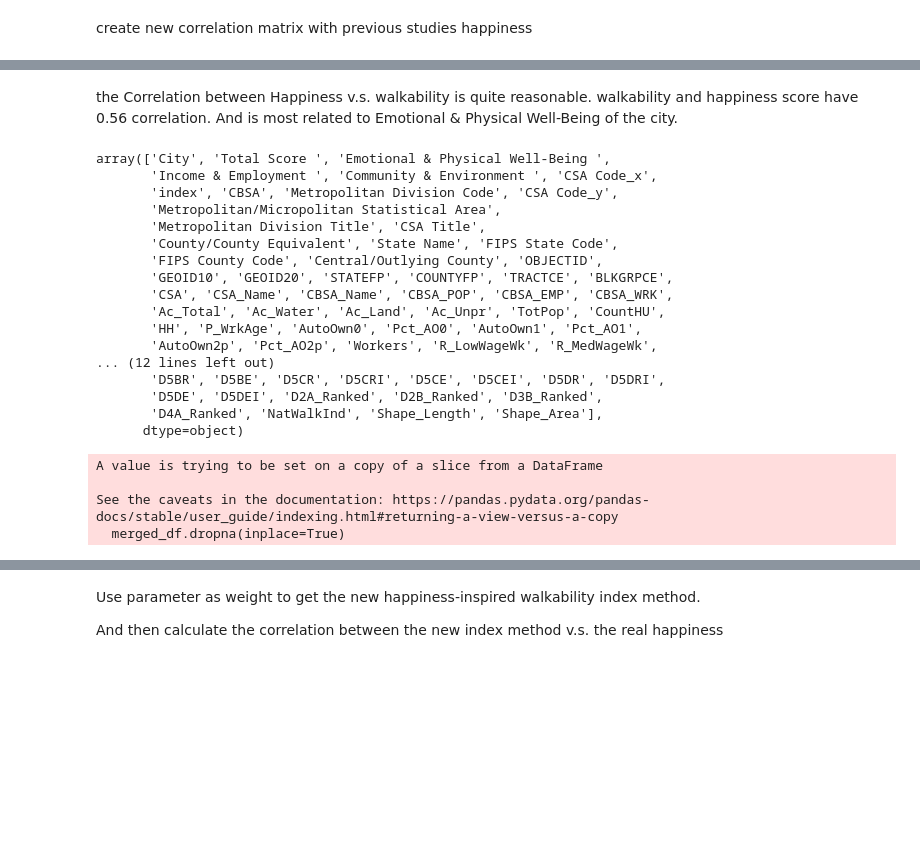
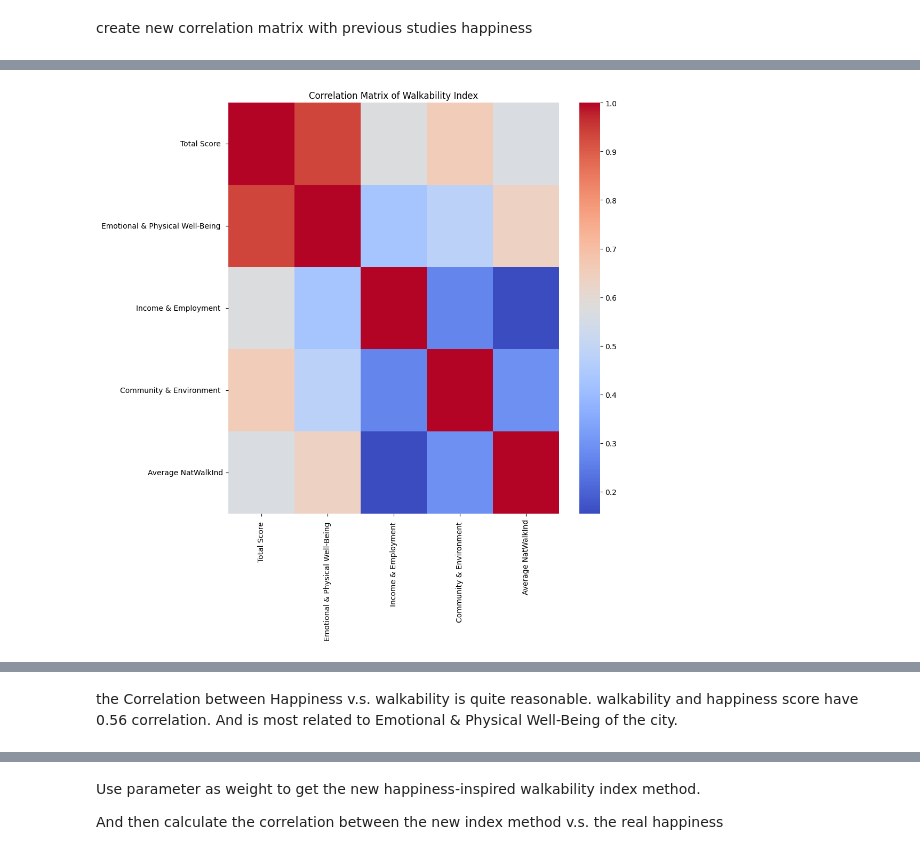
Before and after one commit to zhou-ziyan/ECE143Project, a Jupyter notebook: ECE_143_Final_Project.ipynb, the cells around one changed output, grey strips where cells are left out. Cells and saved outputs as stored; diff of their text form; code cells hidden in the pictures; blank space fills up the shorter version.

```diff
--- a/ECE_143_Final_Project.ipynb
+++ b/ECE_143_Final_Project.ipynb
@@ -270,6 +238,7 @@ See the caveats in the documentation: https://pandas.pydata.org/pandas-docs/stab
 # %%
 # we need happiness_df & walkability_df to have a 'CBSA' column
 # then
-merged_df = pd.merge(happiness_df, walkability_df, left_on='CBSA', right_on='CBSA', how='inner')
-merged_df
+merged_df = mhw.merge_dataframes_on_cbsa(happiness_df, walkability_df)
+
+print(merged_df.head())
 # %% [output]
@@ -344,0 +262,5 @@ merged_with_average
+# %%
+average_df, merged_with_average = mhw.calculate_and_merge_average_natwalkind(merged_df)
+
+print(average_df.head())
+print(merged_with_average.head())
@@ -345,17 +285,2 @@ merged_with_average
 # %% [markdown]
 create new correlation matrix with previous studies happiness
-# %%
-from sklearn.preprocessing import MinMaxScaler
-
-def inverse_normalize(df, column_name):
-    scaler = MinMaxScaler()
-
-    df[column_name] = scaler.fit_transform(df[[column_name]])
-
-    df[column_name] = 1 - df[column_name]
-
-    return df
-
-merged_with_average = inverse_normalize(merged_with_average, 'Income & Employment ')
-merged_with_average = inverse_normalize(merged_with_average, 'Emotional & Physical Well-Being ')
-merged_with_average = inverse_normalize(merged_with_average, 'Community & Environment ')
@@ -372,0 +287,10 @@ plt.show()
+# %%
+from scripts import inverse_normalize_columns as inc
+
+columns_to_normalize = ['Income & Employment ', 'Emotional & Physical Well-Being ', 'Community & Environment ']
+
+# Apply inverse normalization to the specified columns
+merged_with_average = inc.inverse_normalize_columns(merged_with_average, columns_to_normalize)
+
+# Display the first few rows of the DataFrame to verify changes
+print(merged_with_average.head())
@@ -373,3 +315,9 @@ plt.show()
+# %%
+columns_to_include = ['Total Score ', 'Emotional & Physical Well-Being ', 'Income & Employment ', 'Community & Environment ', 'Average NatWalkInd']
+
+corr_matrix = cm.plot_correlation_matrix(merged_with_average[columns_to_include])
+# %% [output]
+[figure, added]
 # %%
 corr_matrix
 # %% [output]
@@ -381,32 +329,4 @@ corr_matrix
 | Average NatWalkInd | 0.564763 | 0.636091 | 0.154153 | 0.292046 | 1.000000 |
 # %% [markdown]
 the Correlation between Happiness v.s. walkability is quite reasonable. walkability and happiness score have 0.56 correlation. And is most related to Emotional & Physical Well-Being of the city.
-# %%
-merged_df.columns.values
-# %% [output]
-array(['City', 'Total Score ', 'Emotional & Physical Well-Being ',
-       'Income & Employment ', 'Community & Environment ', 'CSA Code_x',
-       'index', 'CBSA', 'Metropolitan Division Code', 'CSA Code_y',
-       'Metropolitan/Micropolitan Statistical Area',
-       'Metropolitan Division Title', 'CSA Title',
-       'County/County Equivalent', 'State Name', 'FIPS State Code',
-       'FIPS County Code', 'Central/Outlying County', 'OBJECTID',
-       'GEOID10', 'GEOID20', 'STATEFP', 'COUNTYFP', 'TRACTCE', 'BLKGRPCE',
-       'CSA', 'CSA_Name', 'CBSA_Name', 'CBSA_POP', 'CBSA_EMP', 'CBSA_WRK',
-       'Ac_Total', 'Ac_Water', 'Ac_Land', 'Ac_Unpr', 'TotPop', 'CountHU',
-       'HH', 'P_WrkAge', 'AutoOwn0', 'Pct_AO0', 'AutoOwn1', 'Pct_AO1',
-       'AutoOwn2p', 'Pct_AO2p', 'Workers', 'R_LowWageWk', 'R_MedWageWk',
-... (12 lines left out)
-       'D5BR', 'D5BE', 'D5CR', 'D5CRI', 'D5CE', 'D5CEI', 'D5DR', 'D5DRI',
-       'D5DE', 'D5DEI', 'D2A_Ranked', 'D2B_Ranked', 'D3B_Ranked',
-       'D4A_Ranked', 'NatWalkInd', 'Shape_Length', 'Shape_Area'],
-      dtype=object)
-# %%
-merged_df = merged_df[~merged_df.isin([-99999]).any(axis=1)]
-merged_df.dropna(inplace=True)
-# %% [output]
-A value is trying to be set on a copy of a slice from a DataFrame
-
-See the caveats in the documentation: https://pandas.pydata.org/pandas-docs/stable/user_guide/indexing.html#returning-a-view-versus-a-copy
-  merged_df.dropna(inplace=True)
 # %%
```
Also changed, not shown: parts of 23 cells of this notebook, 4 other files.
